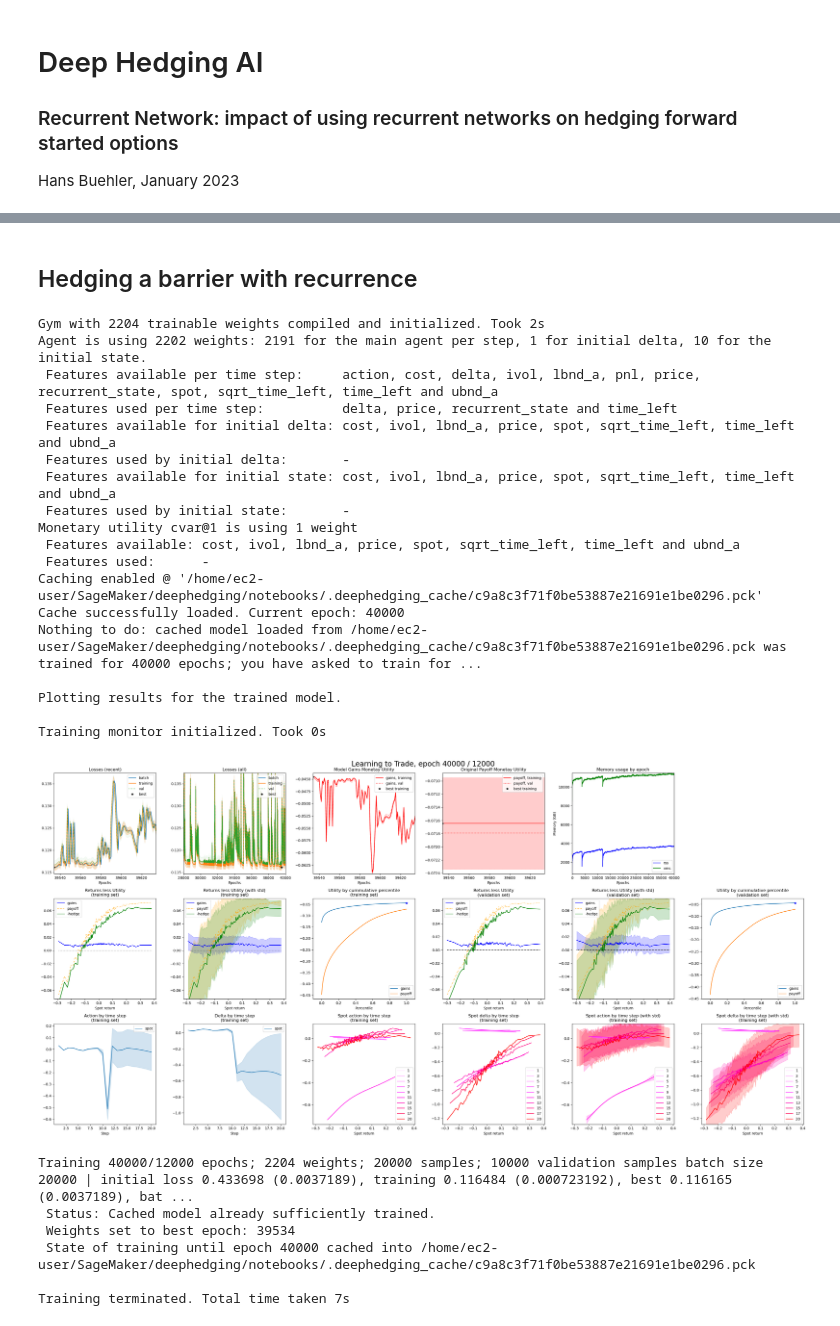
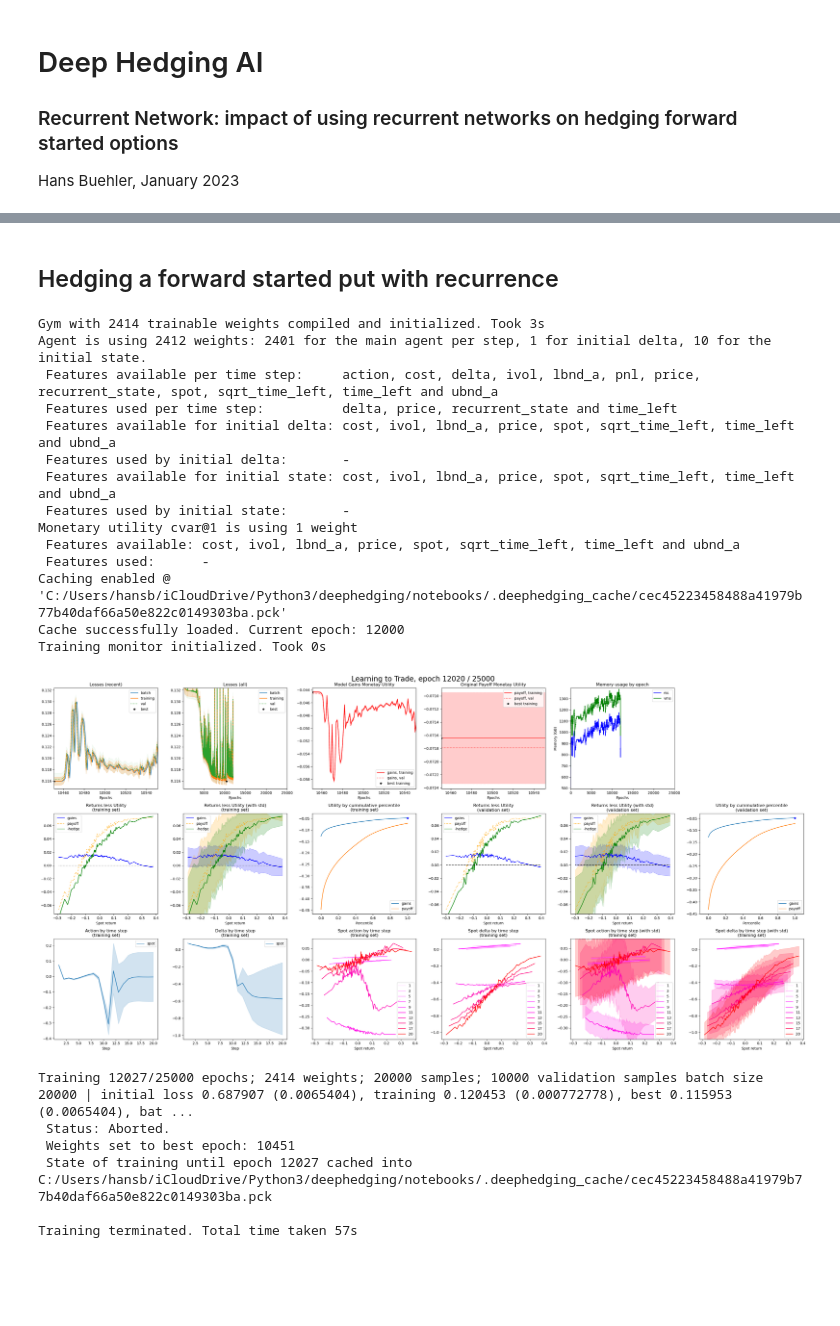
Before and after one commit to hansbuehler/deephedging, a Jupyter notebook: notebooks/trainer-recurrent-fwdstart.ipynb, the cells around one changed output, grey strips where cells are left out. Drawn from its saved outputs; the diff is of its cells as text; code cells hidden in the pictures; blank space fills up the shorter version.

```diff
--- a/notebooks/trainer-recurrent-fwdstart.ipynb
+++ b/notebooks/trainer-recurrent-fwdstart.ipynb
@@ -107,36 +112,30 @@ To enable them in other operations, rebuild TensorFlow with the appropriate comp
 # %%
-# create training environment
-display(Markdown("## Hedging a barrier with recurrence"))
-gym = VanillaDeepHedgingGym( config.gym )
-
-# create training environment
-train( gym=gym, world=world, val_world=val_world, config=config.trainer )
+# train
+display(Markdown("## Hedging a forward started put with recurrence"))
+gyms.recurrent_gru = VanillaDeepHedgingGym( config.gym )
+train( gym=gyms.recurrent_gru, world=world, val_world=val_world, config=config.trainer )
 config.done()
 # %% [output]
-## Hedging a barrier with recurrence
+## Hedging a forward started put with recurrence
-Gym with 2204 trainable weights compiled and initialized. Took 2s
-Agent is using 2202 weights: 2191 for the main agent per step, 1 for initial delta, 10 for the initial state.
+Gym with 2414 trainable weights compiled and initialized. Took 3s
+Agent is using 2412 weights: 2401 for the main agent per step, 1 for initial delta, 10 for the initial state.
  Features available per time step:     action, cost, delta, ivol, lbnd_a, pnl, price, recurrent_state, spot, sqrt_time_left, time_left and ubnd_a
  Features used per time step:          delta, price, recurrent_state and time_left
  Features available for initial delta: cost, ivol, lbnd_a, price, spot, sqrt_time_left, time_left and ubnd_a
  Features used by initial delta:       -
  Features available for initial state: cost, ivol, lbnd_a, price, spot, sqrt_time_left, time_left and ubnd_a
  Features used by initial state:       -
 Monetary utility cvar@1 is using 1 weight
  Features available: cost, ivol, lbnd_a, price, spot, sqrt_time_left, time_left and ubnd_a
  Features used:      -
-Caching enabled @ '/home/ec2-user/SageMaker/deephedging/notebooks/.deephedging_cache/c9a8c3f71f0be53887e21691e1be0296.pck'
-Cache successfully loaded. Current epoch: 40000
-Nothing to do: cached model loaded from /home/ec2-user/SageMaker/deephedging/notebooks/.deephedging_cache/c9a8c3f71f0be53887e21691e1be0296.pck was trained for 40000 epochs; you have asked to train for ...
-
-Plotting results for the trained model.
-
+Caching enabled @ 'C:/Users/hansb/iCloudDrive/Python3/deephedging/notebooks/.deephedging_cache/cec45223458488a41979b77b40daf66a50e822c0149303ba.pck'
+Cache successfully loaded. Current epoch: 12000
 Training monitor initialized. Took 0s
-[figure, old version]
+[figure, new version]
-Training 40000/12000 epochs; 2204 weights; 20000 samples; 10000 validation samples batch size 20000 | initial loss 0.433698 (0.0037189), training 0.116484 (0.000723192), best 0.116165 (0.0037189), bat ...
- Status: Cached model already sufficiently trained.
- Weights set to best epoch: 39534
- State of training until epoch 40000 cached into /home/ec2-user/SageMaker/deephedging/notebooks/.deephedging_cache/c9a8c3f71f0be53887e21691e1be0296.pck
+Training 12027/25000 epochs; 2414 weights; 20000 samples; 10000 validation samples batch size 20000 | initial loss 0.687907 (0.0065404), training 0.120453 (0.000772778), best 0.115953 (0.0065404), bat ...
+ Status: Aborted.
+ Weights set to best epoch: 10451
+ State of training until epoch 12027 cached into C:/Users/hansb/iCloudDrive/Python3/deephedging/notebooks/.deephedging_cache/cec45223458488a41979b77b40daf66a50e822c0149303ba.pck
 
-Training terminated. Total time taken 7s
+Training terminated. Total time taken 57s
 # %%
```
Also changed, not shown: parts of 6 cells of this notebook.
